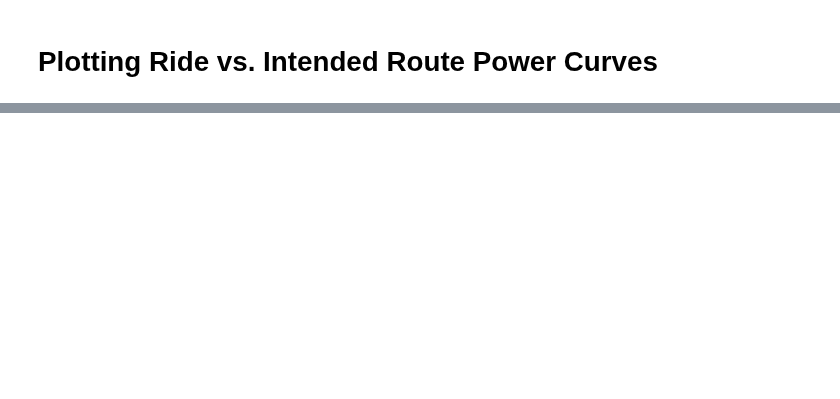
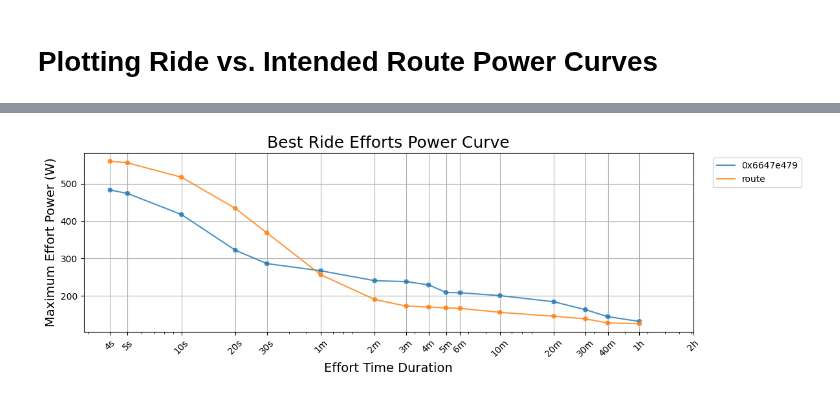
Before and after one commit to ericbauer55/bike-fitness-tracking, a Jupyter notebook: notebooks/1_Post_Enrichment_EDA/3b_route_power_comparison.ipynb, the cells around one changed output, grey strips where cells are left out. Cells and saved outputs as stored; diff of their text form; code cells hidden in the pictures; blank space fills up the shorter version.

```diff
--- a/notebooks/1_Post_Enrichment_EDA/3b_route_power_comparison.ipynb
+++ b/notebooks/1_Post_Enrichment_EDA/3b_route_power_comparison.ipynb
@@ -354,0 +353,4 @@ plot_summary_power_curves(df_compare, show_best_cyclist_curve=False, show_ride_i
+# %%
+plot_summary_power_curves(df_compare_ride3, show_best_cyclist_curve=False, show_ride_id_labels=True, alpha=0.8)
+# %% [output]
+[figure, added]
```
Also changed, not shown: parts of 8 cells of this notebook.
